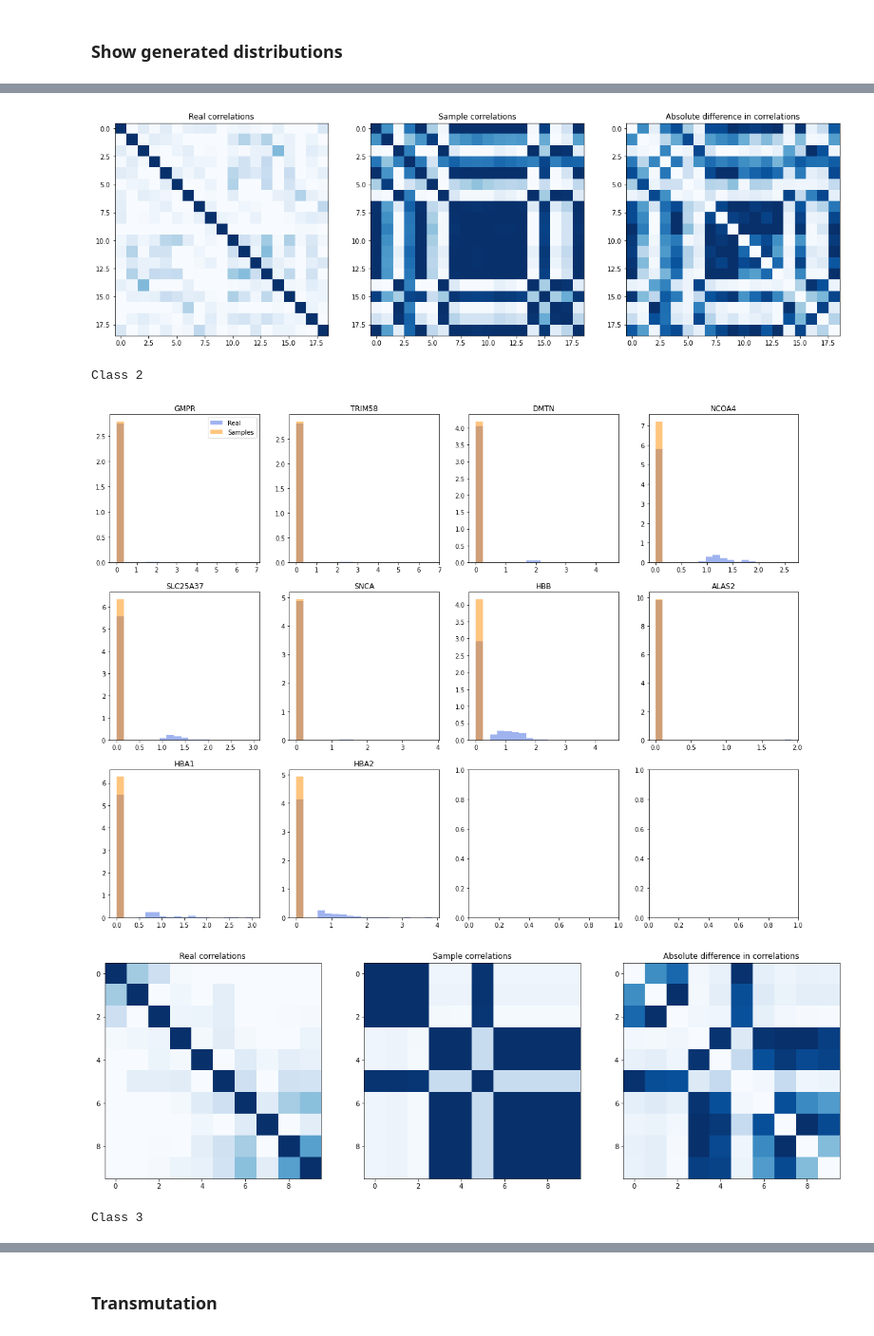
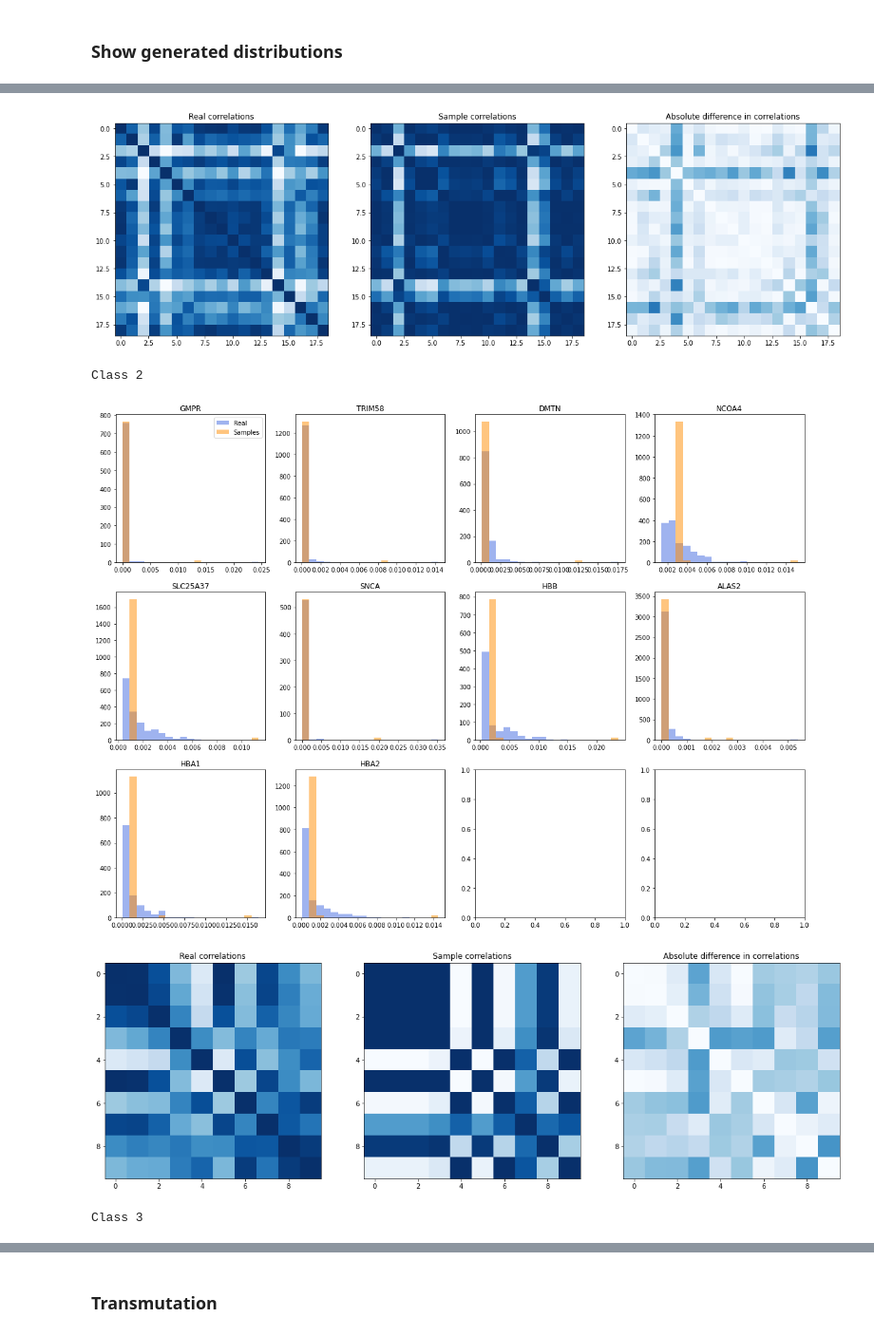
Before and after one commit to Genentech/branched-diffusion, a Jupyter notebook: notebooks/continuous_branched_scrna_covid_flu.ipynb, the cells around one changed output, grey strips where cells are left out. Shown at 95% size. Cells and saved outputs as stored; diff of their text form; code cells hidden in the pictures.

```diff
--- a/notebooks/continuous_branched_scrna_covid_flu.ipynb
+++ b/notebooks/continuous_branched_scrna_covid_flu.ipynb
@@ -209,24 +170,43 @@ Sampling class: 12
+# %%
+gen_samples = {}
+if latent_space:
+    gen_latent_samples = {}
+for class_to_sample in classes:
+    sample = generate.generate_continuous_branched_samples(
+        model, sde, class_to_sample, class_time_to_branch_tensor,
+        sampler="pc", t_limit=t_limit, num_steps=1000, verbose=True
+    )
+    if latent_space:
+        gen_latent_samples[class_to_sample] = sample.cpu().numpy()
+        sample = dataset.decode_batch(sample).cpu().numpy()
+    gen_samples[class_to_sample] = sample
+# %%
+# For simplicity, sample a lot of inputs for the real data
+data, targets = [], []
+for _ in range(len(classes)):
+    x, y = next(iter(data_loader))
+    data.append(dataset.decode_batch(x).cpu().numpy())
+    targets.append(y.cpu().numpy())
+data = np.concatenate(data)
+targets = np.concatenate(targets)
 # %%
 # Rescale sampled values to match range of true values based on standard deviation
 def rescale_samples(samps, samp_class):
-    t = true_samples[samp_class]
+    t = data[targets == samp_class]
 
     s_z = (samps - np.mean(samps, axis=0, keepdims=True)) / np.std(samps, axis=0, keepdims=True)
     s_trans = (s_z * np.std(t, axis=0, keepdims=True)) + np.mean(t, axis=0, keepdims=True)
 
     return np.nan_to_num(s_trans)  # Convert NaNs to 0s
 
-if latent_space:
-    gen_samples_scaled = {}
-    for class_to_sample in classes:
-        gen_samples_scaled[class_to_sample] = rescale_samples(gen_samples[class_to_sample], class_to_sample)
-else:
-    gen_samples_scaled = gen_samples
+gen_samples_scaled = {}
+for class_to_sample in classes:
+    gen_samples_scaled[class_to_sample] = rescale_samples(gen_samples[class_to_sample], class_to_sample)
 # %%
 for class_to_sample in classes:
     print("Class %s" % class_to_sample)
-    real = true_samples[class_to_sample]
-    sample = gen_samples[class_to_sample]
+    real = data[targets == class_to_sample]
+    sample = gen_samples_scaled[class_to_sample]
 
     # Decide which features to plot
     feature_inds = []
@@ -249,7 +229,7 @@ for class_to_sample in classes:
     for i, f_i in enumerate(feature_inds):
         r, c = i // num_cols, i % num_cols
         real_vals = real[:, f_i]
-        sample_vals = sample[:, f_i].copy()
+        sample_vals = sample[:, f_i]
         sample_vals[sample_vals < 0] = 0  # Threshold to 0
         sample_vals[sample_vals > 1e4] = 0
         all_vals = np.concatenate([real_vals, sample_vals])
@@ -290,5 +270,5 @@ Class 1
-[figure, old version]
+[figure, new version]
 Class 2
-[figure, old version]
+[figure, new version]
-[figure, old version]
+[figure, new version]
 Class 3
```
Also changed, not shown: parts of 12 cells of this notebook, 1 other file.
